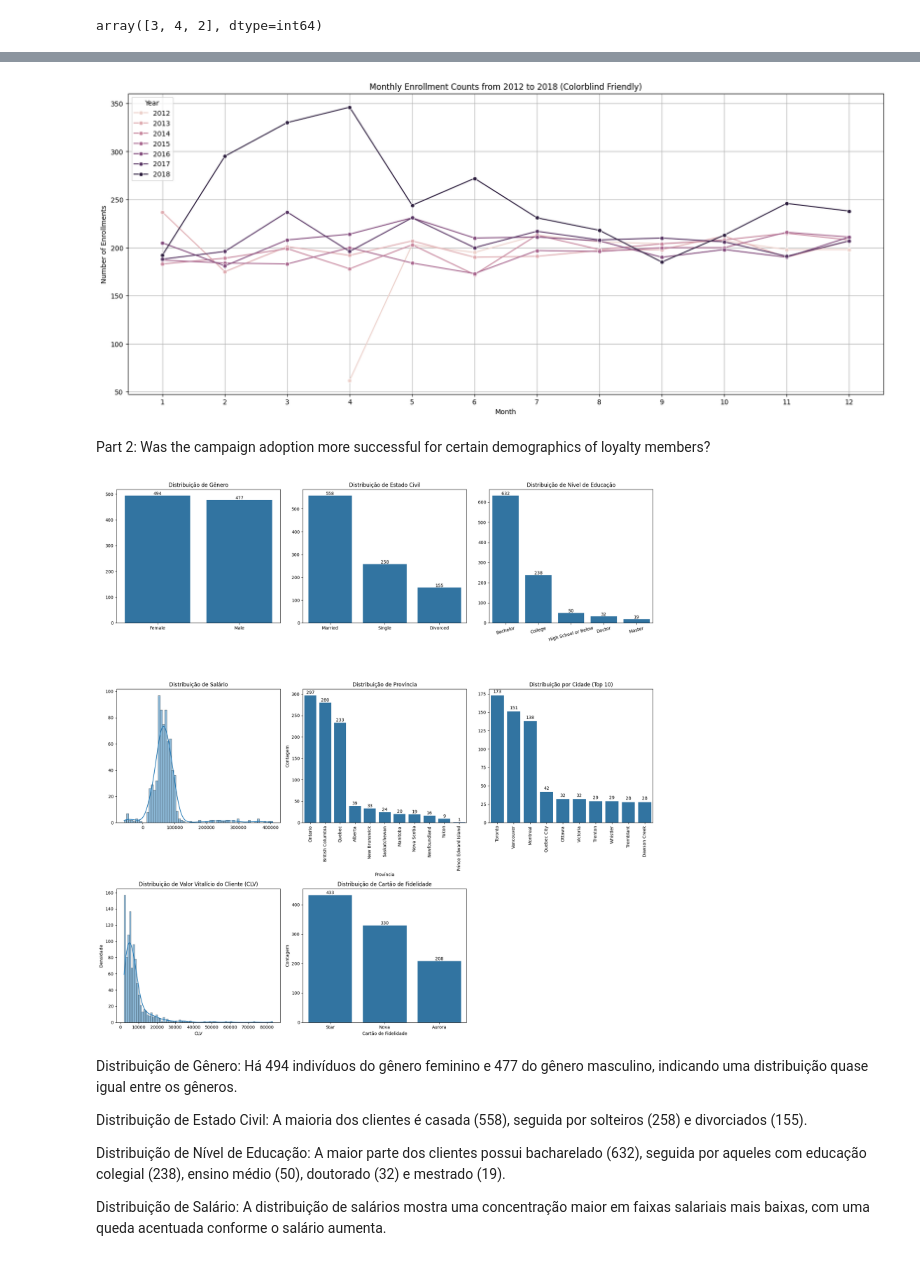
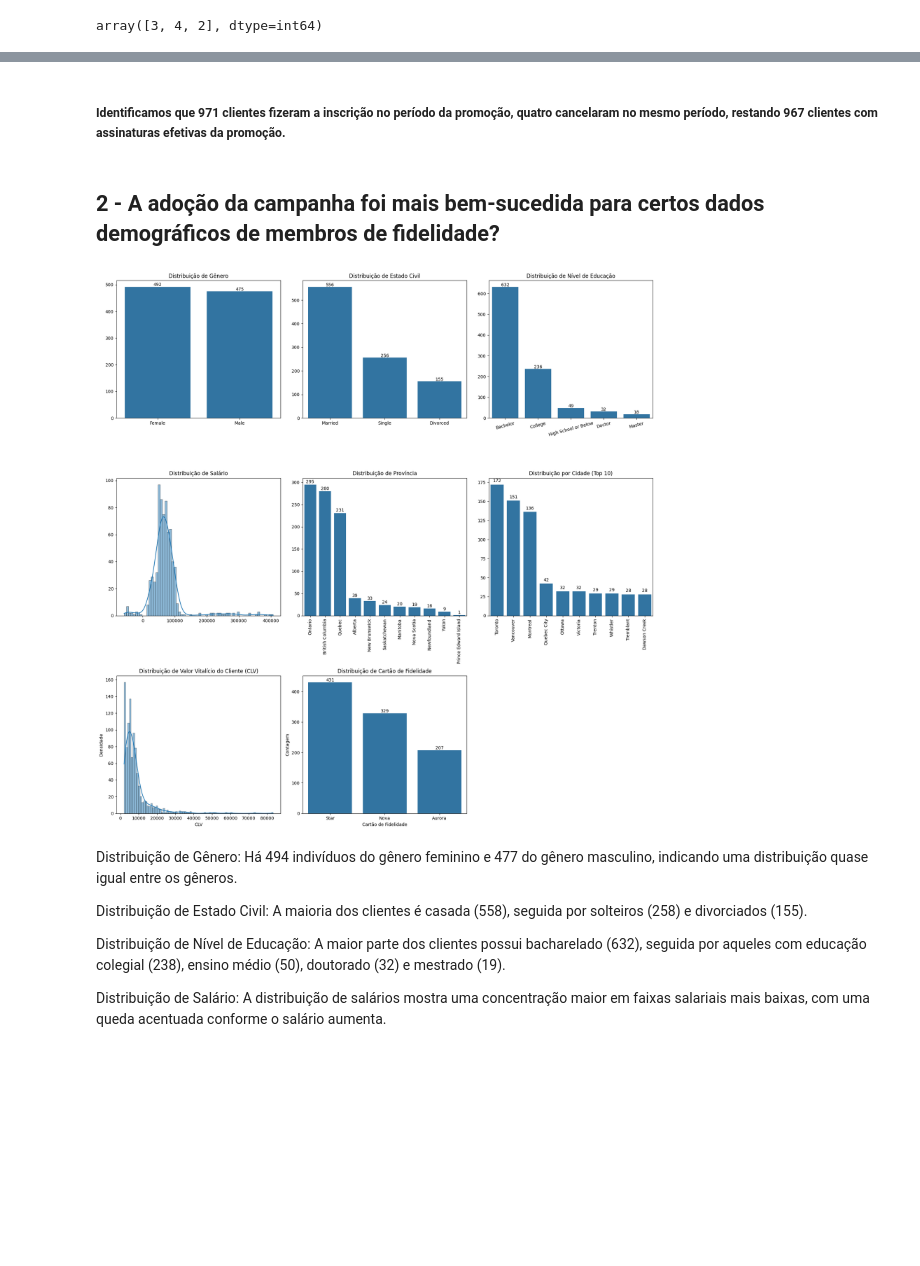
Before and after one commit to djalmarodriguess/Analise_Campanha_de_Marketing, a Jupyter notebook: main.ipynb, the cells around one changed output, grey strips where cells are left out. Cells and saved outputs as stored; diff of their text form; code cells hidden in the pictures; blank space fills up the shorter version.

```diff
--- a/main.ipynb
+++ b/main.ipynb
@@ -126,9 +135,9 @@ filtra_campanha
 # %%
-# Quantidade de inscrições no ano de 2018
+# Quantidade de inscrições na campanha do ano de 2018
 contagem_filtra_campanha = filtra_campanha.shape[0]
 
-# Filtragem de incrições canceladas no ano de 2018 nos meses de Fevereiro, Março e Abril
-promo_cancelada_2018 = data_history[(data_history['Cancellation Year'] == 2018) & (data_history['Cancellation Month'].isin([2, 3, 4]))]
+# Cancelamentos da campanha do ano de 2018 nos meses de Fevereiro, Março e Abril
+promo_cancelada_2018 = data_history[(data_history['Enrollment Type'] == '2018 Promotion') & (data_history['Cancellation Month'].isin([2, 3, 4]))]
 
 # Outputs
 print('Cadastro na Promoção: ', contagem_filtra_campanha)
@@ -194,29 +150,20 @@ plt.show()
-# %%
-# Contagem de inscrições por mês de todo os ano.
-todas_inscricoes_por_ano = data_history.groupby(['Enrollment Year', 'Enrollment Month']).size().reset_index(name='Count')
-
-# Gráfico de inscrições de 2012 à 2018
-plt.figure(figsize=(20, 8))
-sns.lineplot(data=todas_inscricoes_por_ano, x='Enrollment Month', y='Count', hue='Enrollment Year', marker='o')
-
-plt.title('Monthly Enrollment Counts from 2012 to 2018 (Colorblind Friendly)')
-plt.xlabel('Month')
-plt.ylabel('Number of Enrollments')
-plt.xticks(range(1, 13))
-plt.legend(title='Year', loc='upper left')
-plt.grid(True)
-plt.show()
-# %% [output]
-[figure, removed]
-# %% [markdown]
-Part 2: Was the campaign adoption more successful for certain demographics of loyalty members?
+# %% [markdown]
+##### Identificamos que 971 clientes fizeram a inscrição no período da promoção, quatro cancelaram no mesmo período, restando 967 clientes com assinaturas efetivas da promoção.
+# %% [markdown]
+## 2 - A adoção da campanha foi mais bem-sucedida para certos dados demográficos de membros de fidelidade?
+# %%
+# Obter uma lista dos 'Loyalty Number' em promo_cancelada_2018
+loyalty_numbers_canceladas = set(promo_cancelada_2018['Loyalty Number'])
+
+# Remover as linhas de filtra_campanha que contêm 'Loyalty Number' em loyalty_numbers_canceladas
+assinaturas_finais = filtra_campanha[~filtra_campanha['Loyalty Number'].isin(loyalty_numbers_canceladas)]
 # %%
 # Configurando o layout dos subplots
 fig, axs = plt.subplots(3, 3, figsize=(18, 18))
 
 # 1. Distribuição de Gênero
-order = filtra_campanha['Gender'].value_counts().index
-ax1 = sns.countplot(data=filtra_campanha, x='Gender', ax=axs[0, 0], order = order)
+order = assinaturas_finais['Gender'].value_counts().index
+ax1 = sns.countplot(data=assinaturas_finais, x='Gender', ax=axs[0, 0], order=order)
 ax1.set_title('Distribuição de Gênero')
 ax1.set_xlabel('')
 ax1.set_ylabel('')
@@ -230,8 +177,8 @@ for p in ax1.patches:
             ha="center")
 
 # 2. Distribuição de Estado Civil
-order = filtra_campanha['Marital Status'].value_counts().index
-ax2 = sns.countplot(data=filtra_campanha, x='Marital Status', ax=axs[0, 1], order=order)
+order = assinaturas_finais['Marital Status'].value_counts().index
+ax2 = sns.countplot(data=assinaturas_finais, x='Marital Status', ax=axs[0, 1], order=order)
 ax2.set_title('Distribuição de Estado Civil')
 ax2.set_xlabel('')
 ax2.set_ylabel('')
@@ -245,8 +192,8 @@ for p in ax2.patches:
             ha="center")
 
 # 3. Distribuição de Nível de Educação
-order = filtra_campanha['Education'].value_counts().index
-ax3 = sns.countplot(data=filtra_campanha, x='Education', ax=axs[0, 2], order = order)
+order = assinaturas_finais['Education'].value_counts().index
+ax3 = sns.countplot(data=assinaturas_finais, x='Education', ax=axs[0, 2], order=order)
 ax3.set_title('Distribuição de Nível de Educação')
 ax3.set_xlabel('')
 ax3.set_ylabel('')
@@ -260,19 +207,18 @@ for p in ax3.patches:
             '{:1.0f}'.format(height),
             ha="center")
 
-
 # 4. Distribuição de Salário
-sns.histplot(data=filtra_campanha, x='Salary', kde=True, ax=axs[1, 0])
+sns.histplot(data=assinaturas_finais, x='Salary', kde=True, ax=axs[1, 0])
 axs[1, 0].set_title('Distribuição de Salário')
 axs[1, 0].set_xlabel('')
 axs[1, 0].set_ylabel('')
 
 # 5. Distribuição de Província
-order = filtra_campanha['Province'].value_counts().index
-ax5 = sns.countplot(data=filtra_campanha, x='Province', ax=axs[1, 1], order = order)
+order = assinaturas_finais['Province'].value_counts().index
+ax5 = sns.countplot(data=assinaturas_finais, x='Province', ax=axs[1, 1], order=order)
 ax5.set_title('Distribuição de Província')
-ax5.set_xlabel('Província')
-ax5.set_ylabel('Contagem')
+ax5.set_xlabel('')
+ax5.set_ylabel('')
 ax5.tick_params(axis='x', rotation=90)
 
 # Adicionando o valor total de cada barra
@@ -284,8 +230,8 @@ for p in ax5.patches:
             ha="center")
 
 # 6. Distribuição por Cidade (Top 10)
-top_cities = filtra_campanha['City'].value_counts().index[:10]
-filtered_city_data = filtra_campanha[filtra_campanha['City'].isin(top_cities)]
+top_cities = assinaturas_finais['City'].value_counts().index[:10]
+filtered_city_data = assinaturas_finais[assinaturas_finais['City'].isin(top_cities)]
 ax6 = sns.countplot(data=filtered_city_data, x='City', ax=axs[1, 2], order=top_cities)
 ax6.set_title('Distribuição por Cidade (Top 10)')
 ax6.set_xlabel('')
@@ -299,41 +245,38 @@ for p in ax6.patches:
             height + 3,
             '{:1.0f}'.format(height),
             ha="center")
 
-
 # 7. Distribuição de Valor Vitalício do Cliente (CLV)
-sns.histplot(data=filtra_campanha, x='CLV', kde=True, ax=axs[2, 0])
+sns.histplot(data=assinaturas_finais, x='CLV', kde=True, ax=axs[2, 0])
 axs[2, 0].set_title('Distribuição de Valor Vitalício do Cliente (CLV)')
 axs[2, 0].set_xlabel('CLV')
 axs[2, 0].set_ylabel('Densidade')
 
-
 # 8. Distribuição de Cartão de Fidelidade (Loyalty Card)
-order = filtra_campanha['Loyalty Card'].value_counts().index
-ax8 = sns.countplot(data=filtra_campanha, x='Loyalty Card', ax=axs[2, 1], order = order)
+order = assinaturas_finais['Loyalty Card'].value_counts().index
+ax8 = sns.countplot(data=assinaturas_finais, x='Loyalty Card', ax=axs[2, 1], order=order)
 ax8.set_title('Distribuição de Cartão de Fidelidade')
 ax8.set_xlabel('Cartão de Fidelidade')
 ax8.set_ylabel('Contagem')
 
 # Adicionando o valor total de cada barra
 for p in ax8.patches:
     height = p.get_height()
     ax8.text(p.get_x()+p.get_width()/2.,
             height + 3,
             '{:1.0f}'.format(height),
             ha="center")
 
-
 # Removendo o subplot vazio
-fig.delaxes(axs[2,2])
+fig.delaxes(axs[2, 2])
 
 # Ajustando o layout
 plt.tight_layout()
 
 # Mostrando o plot
 plt.show()
 # %% [output]
-[figure, old version]
+[figure, new version]
 # %% [markdown]
 Distribuição de Gênero: Há 494 indivíduos do gênero feminino e 477 do gênero masculino, indicando uma distribuição quase igual entre os gêneros.
 
```
Also changed, not shown: parts of 34 cells of this notebook.
